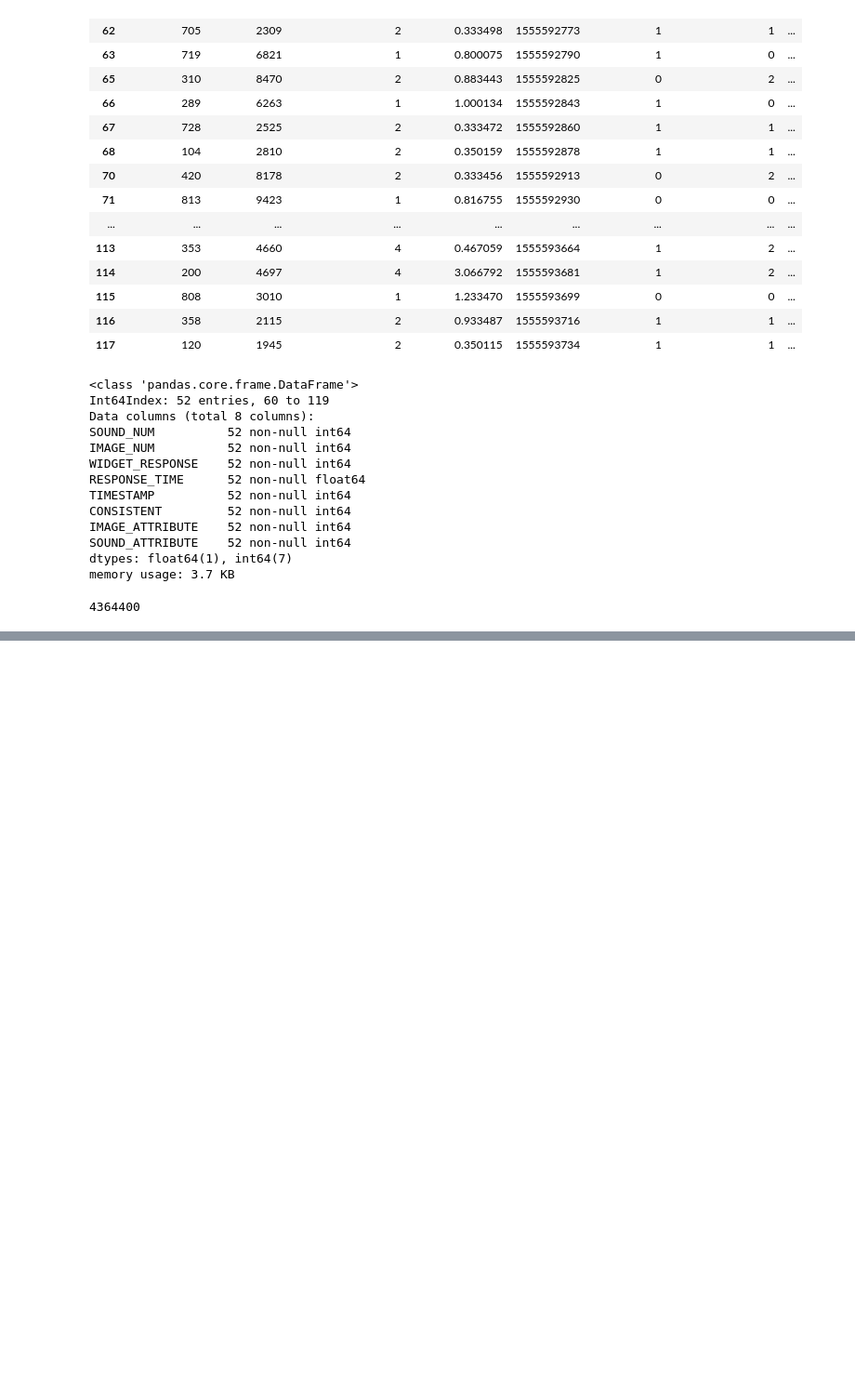
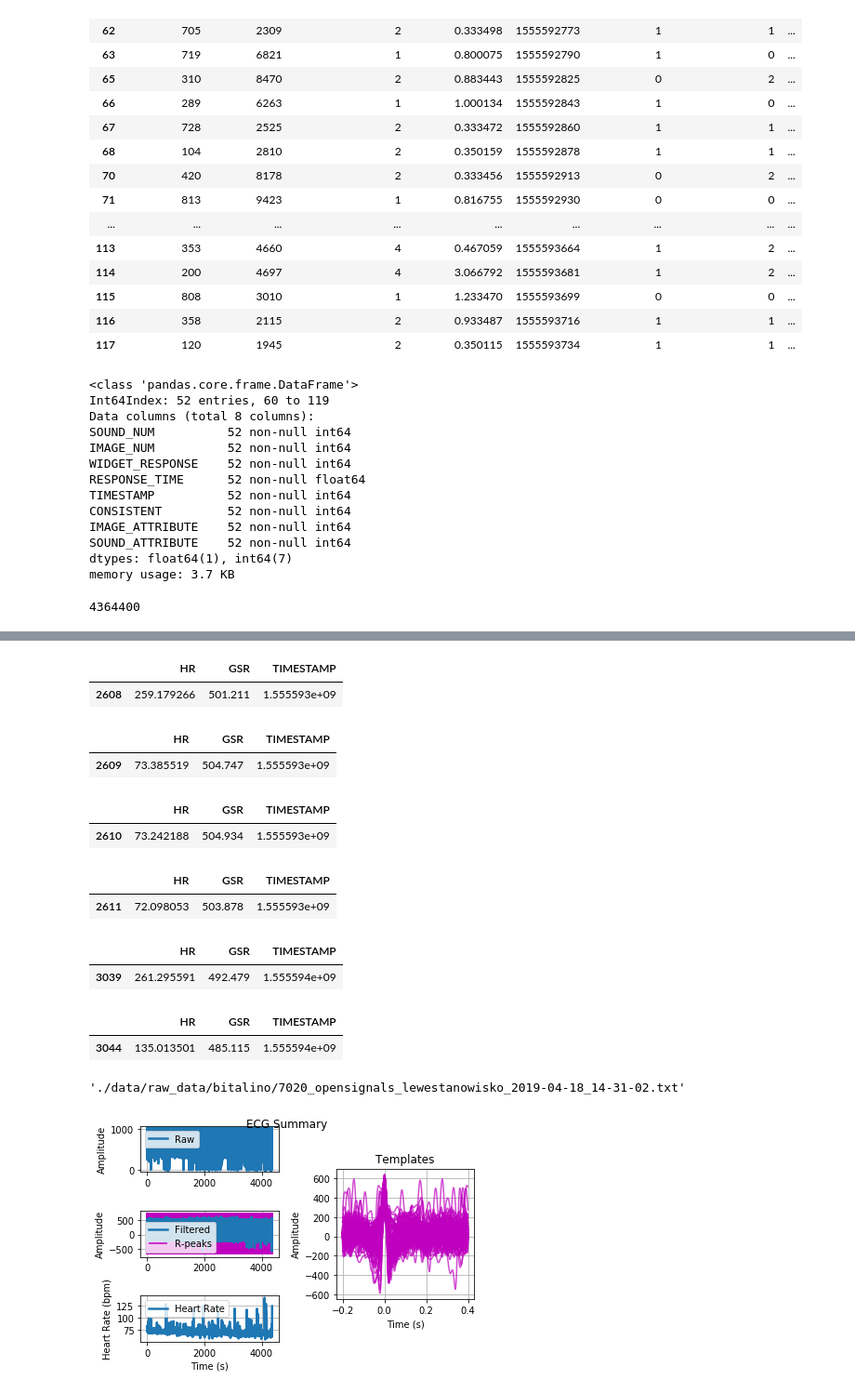
Before and after one commit to SkalskiP/ImaBoss, a Jupyter notebook: DATASET_BUILDING_FOR_SCENARIO_1.ipynb, the cells around one changed output, grey strips where cells are left out. Shown at 93% size. Cells and saved outputs as stored; diff of their text form; code cells hidden in the pictures; blank space fills up the shorter version.

```diff
--- a/DATASET_BUILDING_FOR_SCENARIO_1.ipynb
+++ b/DATASET_BUILDING_FOR_SCENARIO_1.ipynb
@@ -342,12 +356,41 @@ bitalino_data.info()
 # %%
-bitalino_data[bitalino_data["TIMESTAMP"] == 1555401814 - 1]
+bitalino_data[bitalino_data["TIMESTAMP"] == 1555593279 - 1]
+# %% [output]
+|  | HR | GSR | TIMESTAMP |
+| 2608 | 259.179266 | 501.211 | 1.555593e+09 |
 # %%
-bitalino_data[bitalino_data["TIMESTAMP"] == 1555401814]
+bitalino_data[bitalino_data["TIMESTAMP"] == 1555593279]
+# %% [output]
+|  | HR | GSR | TIMESTAMP |
+| 2609 | 73.385519 | 504.747 | 1.555593e+09 |
 # %%
-bitalino_data[bitalino_data["TIMESTAMP"] == 1555401814 + 1]
+bitalino_data[bitalino_data["TIMESTAMP"] == 1555593279 + 1]
+# %% [output]
+|  | HR | GSR | TIMESTAMP |
+| 2610 | 73.242188 | 504.934 | 1.555593e+09 |
 # %%
-bitalino_data[bitalino_data["TIMESTAMP"] == 1555401814 + 2]
+bitalino_data[bitalino_data["TIMESTAMP"] == 1555593279 + 2]
+# %% [output]
+|  | HR | GSR | TIMESTAMP |
+| 2611 | 72.098053 | 503.878 | 1.555593e+09 |
 # %%
-bitalino_data[bitalino_data["TIMESTAMP"] == 1555401814 + 3]
+bitalino_data[bitalino_data["TIMESTAMP"] == 1555593699 + 10]
+# %% [output]
+|  | HR | GSR | TIMESTAMP |
+| 3039 | 261.295591 | 492.479 | 1.555594e+09 |
 # %%
-bitalino_data[bitalino_data["TIMESTAMP"] == 1555401814 + 15]
+bitalino_data[bitalino_data["TIMESTAMP"] == 1555593699 + 15]
+# %% [output]
+|  | HR | GSR | TIMESTAMP |
+| 3044 | 135.013501 | 485.115 | 1.555594e+09 |
+# %%
+file_paths['bitalino']
+# %% [output]
+'./data/raw_data/bitalino/7020_opensignals_lewestanowisko_2019-04-18_14-31-02.txt'
+# %%
+bitalino_data = load_data_bitalino(file_paths['bitalino'])
+bitalino_start_time = extract_start_time(file_paths['bitalino'])
+# %%
+out = ecg.ecg(signal=bitalino_data["EKG"], sampling_rate=1000., show=True)
+# %% [output]
+[figure, added]
```
Also changed, not shown: parts of 21 cells of this notebook.
